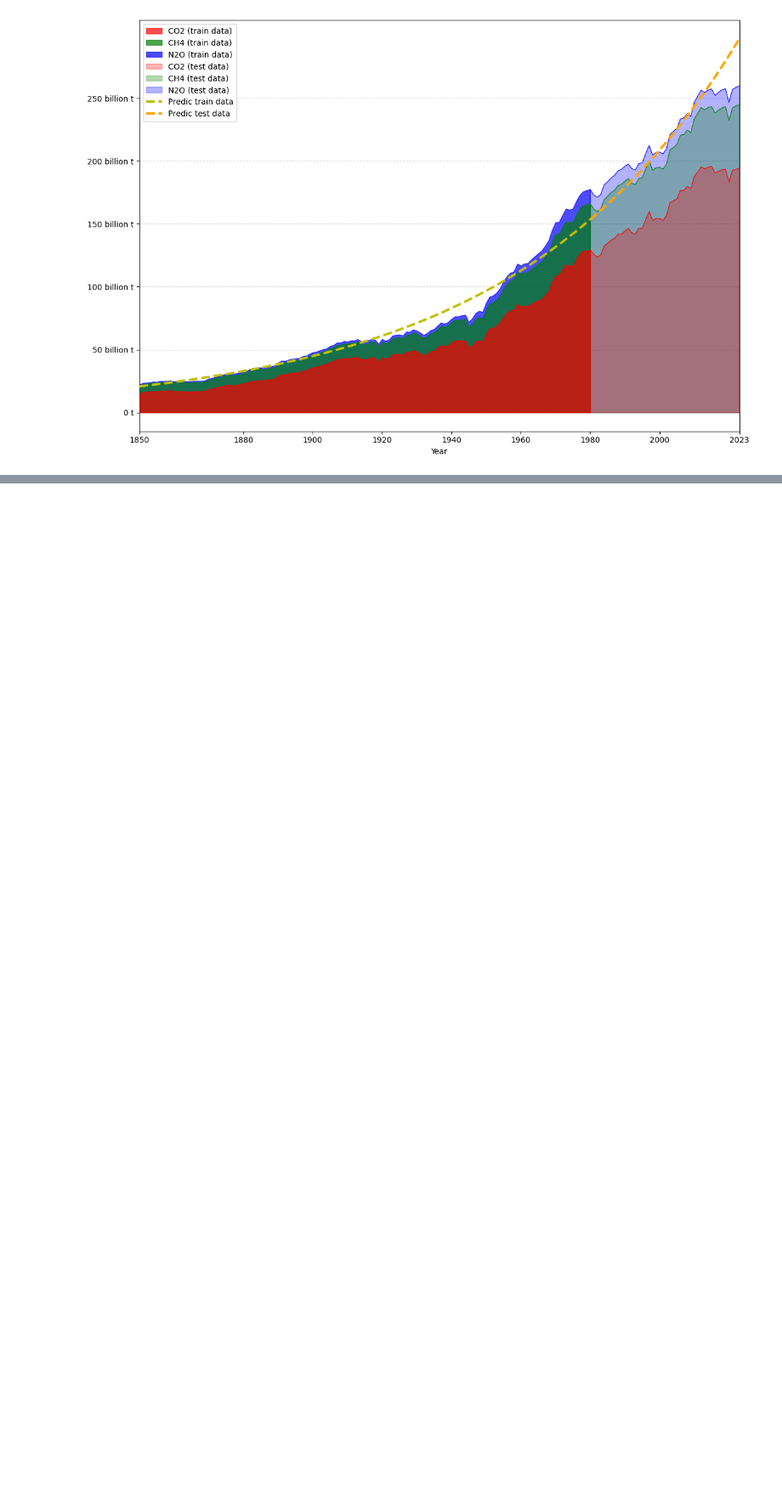
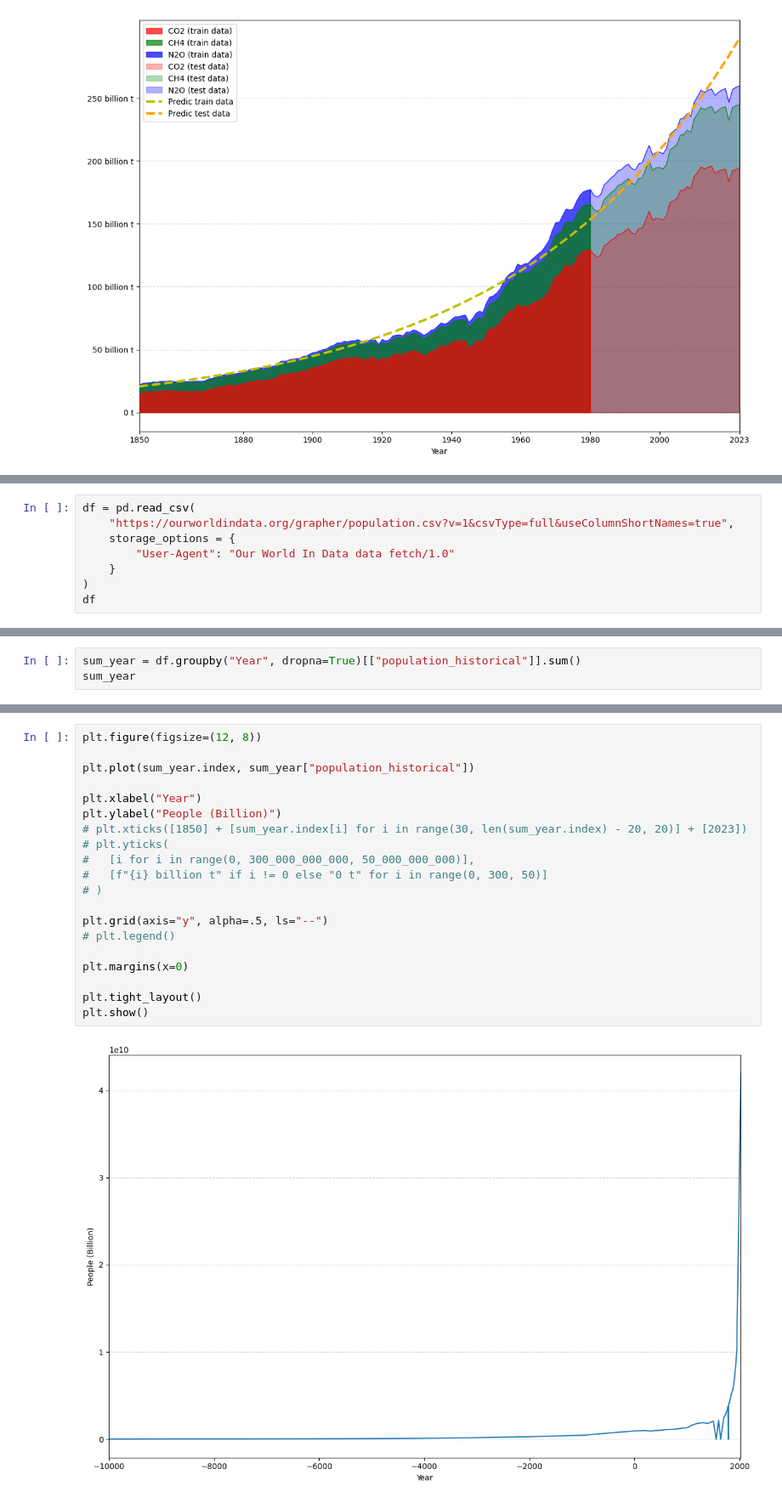
Before and after one commit to egorbeckish/Masters-program, a Jupyter notebook: 1. First Course/Semester 1/Регрессоры/3. Ноябрь/20.11.2025/ДЗ/main.ipynb, the cells around one changed output, grey strips where cells are left out. Shown at 85% size. Saved outputs shown, nothing was run; the diff lists cells and outputs as text; blank space fills up the shorter version.

```diff
--- a/1. First Course/Semester 1/Регрессоры/3. Ноябрь/20.11.2025/ДЗ/main.ipynb
+++ b/1. First Course/Semester 1/Регрессоры/3. Ноябрь/20.11.2025/ДЗ/main.ipynb
@@ -182,0 +340,8 @@ plt.show()
+# %%
+df = pd.read_csv(
+	"https://ourworldindata.org/grapher/population.csv?v=1&csvType=full&useColumnShortNames=true",
+	storage_options = {
+		"User-Agent": "Our World In Data data fetch/1.0"
+	}
+)
+df
@@ -182,0 +362,3 @@ plt.show()
+# %%
+sum_year = df.groupby("Year", dropna=True)[["population_historical"]].sum()
+sum_year
@@ -182,0 +380,22 @@ plt.show()
+# %%
+plt.figure(figsize=(12, 8))
+
+plt.plot(sum_year.index, sum_year["population_historical"])
+
+plt.xlabel("Year")
+plt.ylabel("People (Billion)")
+# plt.xticks([1850] + [sum_year.index[i] for i in range(30, len(sum_year.index) - 20, 20)] + [2023])
+# plt.yticks(
+# 	[i for i in range(0, 300_000_000_000, 50_000_000_000)],
+# 	[f"{i} billion t" if i != 0 else "0 t" for i in range(0, 300, 50)]
+# )
+
+plt.grid(axis="y", alpha=.5, ls="--")
+# plt.legend()
+
+plt.margins(x=0)
+
+plt.tight_layout()
+plt.show()
+# %% [output]
+[figure, added]
```
Also changed, not shown: parts of 29 cells of this notebook, 3 other files.
